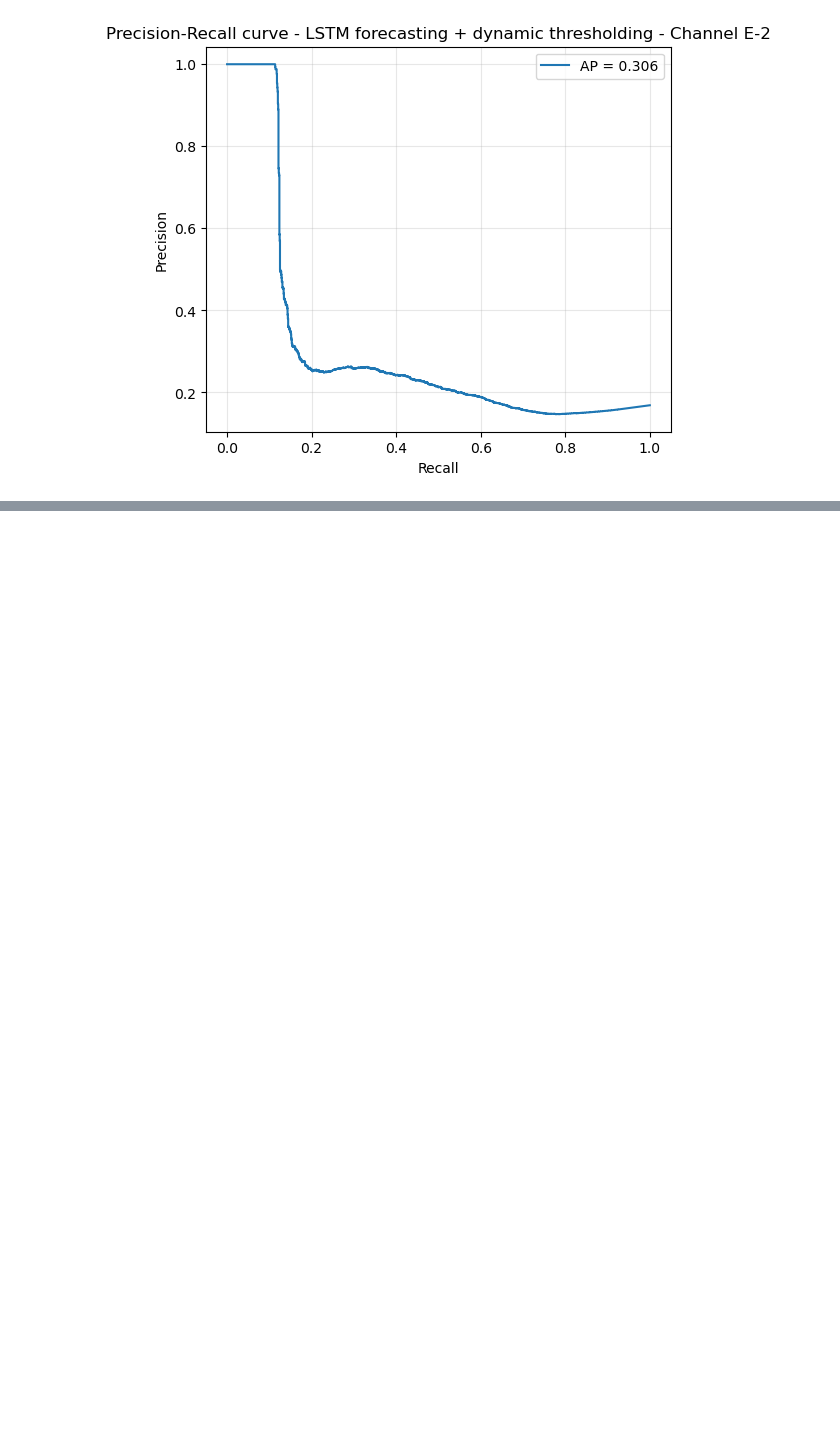
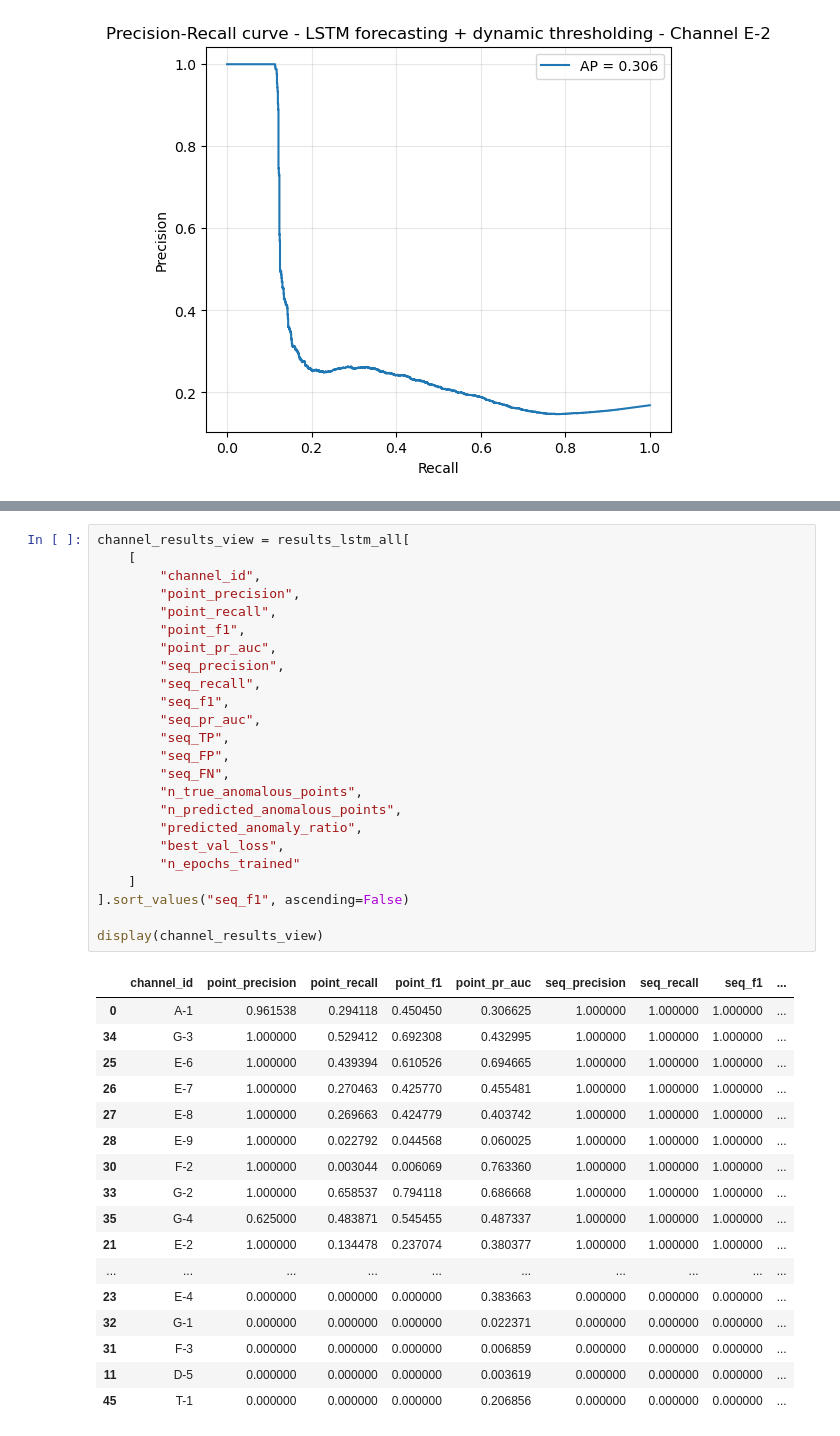
Before and after one commit to LucianoScarpino/Anomaly_Detection_Nasa_SMAP, a Jupyter notebook: Anomaly_Detection copy 2.ipynb, the cells around one changed output, grey strips where cells are left out. Drawn from its saved outputs; the diff is of its cells as text; blank space fills up the shorter version.

Commit message:
LSTM finished

```diff
--- a/Anomaly_Detection copy 2.ipynb
+++ b/Anomaly_Detection copy 2.ipynb
@@ -2315,0 +2938,42 @@ plot_pr_curve(
+# %%
+channel_results_view = results_lstm_all[
+    [
+        "channel_id",
+        "point_precision",
+        "point_recall",
+        "point_f1",
+        "point_pr_auc",
+        "seq_precision",
+        "seq_recall",
+        "seq_f1",
+        "seq_pr_auc",
+        "seq_TP",
+        "seq_FP",
+        "seq_FN",
+        "n_true_anomalous_points",
+        "n_predicted_anomalous_points",
+        "predicted_anomaly_ratio",
+        "best_val_loss",
+        "n_epochs_trained"
+    ]
+].sort_values("seq_f1", ascending=False)
+
+display(channel_results_view)
+# %% [output]
+|  | channel_id | point_precision | point_recall | point_f1 | point_pr_auc | seq_precision | seq_recall | seq_f1 | ... |
+| 0 | A-1 | 0.961538 | 0.294118 | 0.450450 | 0.306625 | 1.000000 | 1.000000 | 1.000000 | ... |
+| 34 | G-3 | 1.000000 | 0.529412 | 0.692308 | 0.432995 | 1.000000 | 1.000000 | 1.000000 | ... |
+| 25 | E-6 | 1.000000 | 0.439394 | 0.610526 | 0.694665 | 1.000000 | 1.000000 | 1.000000 | ... |
+| 26 | E-7 | 1.000000 | 0.270463 | 0.425770 | 0.455481 | 1.000000 | 1.000000 | 1.000000 | ... |
+| 27 | E-8 | 1.000000 | 0.269663 | 0.424779 | 0.403742 | 1.000000 | 1.000000 | 1.000000 | ... |
+| 28 | E-9 | 1.000000 | 0.022792 | 0.044568 | 0.060025 | 1.000000 | 1.000000 | 1.000000 | ... |
+| 30 | F-2 | 1.000000 | 0.003044 | 0.006069 | 0.763360 | 1.000000 | 1.000000 | 1.000000 | ... |
+| 33 | G-2 | 1.000000 | 0.658537 | 0.794118 | 0.686668 | 1.000000 | 1.000000 | 1.000000 | ... |
+| 35 | G-4 | 0.625000 | 0.483871 | 0.545455 | 0.487337 | 1.000000 | 1.000000 | 1.000000 | ... |
+| 21 | E-2 | 1.000000 | 0.134478 | 0.237074 | 0.380377 | 1.000000 | 1.000000 | 1.000000 | ... |
+| ... | ... | ... | ... | ... | ... | ... | ... | ... | ... |
+| 23 | E-4 | 0.000000 | 0.000000 | 0.000000 | 0.383663 | 0.000000 | 0.000000 | 0.000000 | ... |
+| 32 | G-1 | 0.000000 | 0.000000 | 0.000000 | 0.022371 | 0.000000 | 0.000000 | 0.000000 | ... |
+| 31 | F-3 | 0.000000 | 0.000000 | 0.000000 | 0.006859 | 0.000000 | 0.000000 | 0.000000 | ... |
+| 11 | D-5 | 0.000000 | 0.000000 | 0.000000 | 0.003619 | 0.000000 | 0.000000 | 0.000000 | ... |
+| 45 | T-1 | 0.000000 | 0.000000 | 0.000000 | 0.206856 | 0.000000 | 0.000000 | 0.000000 | ... |
```
Also changed, not shown: parts of 16 cells of this notebook.
